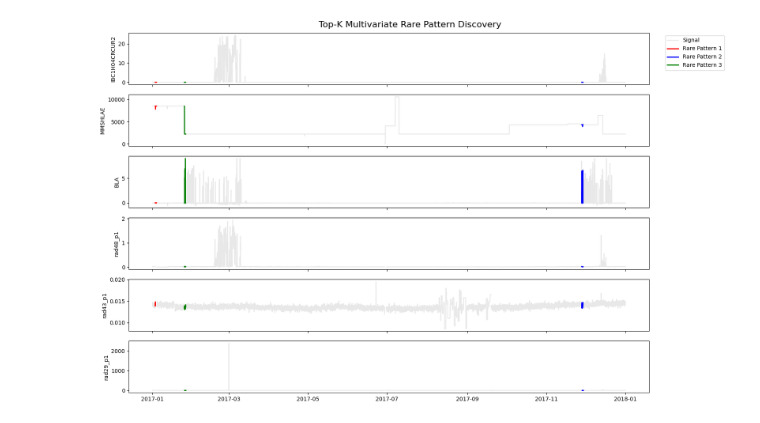
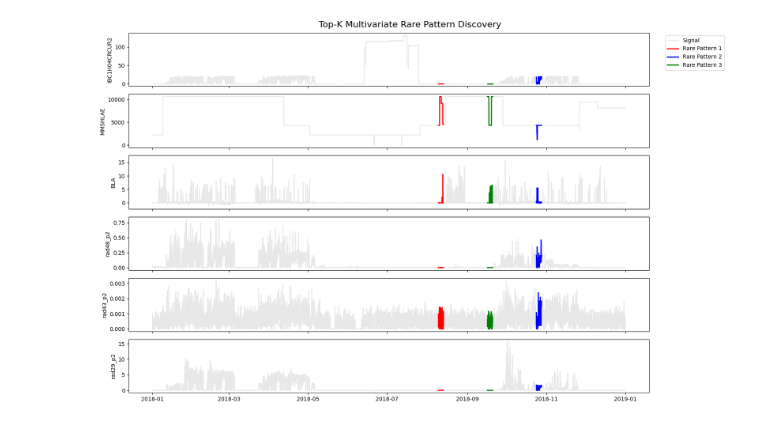
Before and after one commit to omidrajabi6868/TimeSeriesAttack, a Jupyter notebook: Main.ipynb, the cells around one changed output. Saved outputs shown, nothing was run; the diff lists cells and outputs as text; code cells hidden in the pictures.

```diff
--- a/Main.ipynb
+++ b/Main.ipynb
@@ -6,6 +6,6 @@ import matplotlib.pyplot as plt
 
 %matplotlib inline
 # %%
-df = pd.read_csv('~/Jab/Sensor data/Original Data/2017_OUTPUT_VARS.1h.csv')
+df = pd.read_csv('~/Jlab/Sensor data/Original Data/2018_OUTPUT_VARS.1h.csv')
 df.head(5)
 # %% [output]
@@ -42,7 +51,7 @@ array([[<Axes: xlabel='DATE'>, <Axes: xlabel='DATE'>,
 # %%
 # mSTAMP calculates the multivariate matrix profile
-m=24 # Window length
-mpx, indices = stumpy.mstump(df[['IBC1H04CRCUR2', 'MMSHLAE', 'BLA', 'rad48_p1', 'rad43_p1', 'rad29_p1']], m=24)
+m=96 # Window length
+mpx, indices = stumpy.mstump(df[['IBC1H04CRCUR2', 'MMSHLAE', 'BLA', 'rad48_p2', 'rad43_p2', 'rad29_p2']], m=m)
 # %%
 # 1. Identify the Top 3 Rarest Patterns (Discords)
 # We use an exclusion zone (m) so we don't pick overlapping windows
@@ -54,32 +63,32 @@ for _ in range(k):
     idx = np.argmax(mpx_values)
     discord_indices.append(idx)
     # Mask out the area around this discord so we find a DIFFERENT rare pattern next
     start = max(0, idx - m)
     end = min(len(mpx_values), idx + m)
     mpx_values[start:end] = -1  # Set to low value so it's not picked again
 
 # 2. Plotting the results
 fig, axes = plt.subplots(6, 1, figsize=(16, 10), sharex=True)
-cols = ['IBC1H04CRCUR2', 'MMSHLAE', 'BLA', 'rad48_p1', 'rad43_p1', 'rad29_p1']
+cols = ['IBC1H04CRCUR2', 'MMSHLAE', 'BLA', 'rad48_p2', 'rad43_p2', 'rad29_p2']
 colors = ['red', 'blue', 'green'] # One color per rare pattern
 
 for i, col_name in enumerate(cols):
     # Plot the background data
     axes[i].plot(df.index, df[col_name], color='lightgray', alpha=0.5, label='Signal')
 
     # Highlight each of the Top-K discords
     for j, d_idx in enumerate(discord_indices):
         pattern_segment = df.iloc[d_idx : d_idx + m]
         axes[i].plot(pattern_segment.index, pattern_segment[col_name],
                      color=colors[j], linewidth=2,
                      label=f'Rare Pattern {j+1}' if i == 0 else "")
 
     axes[i].set_ylabel(col_name)
     if i == 0:
         axes[i].legend(loc='upper right', bbox_to_anchor=(1.15, 1))
 
 plt.suptitle('Top-K Multivariate Rare Pattern Discovery', fontsize=16)
 plt.tight_layout()
 plt.show()
 # %% [output]
-[figure, old version]
+[figure, new version]
```
Also changed, not shown: parts of 4 cells of this notebook, 6 other files.
